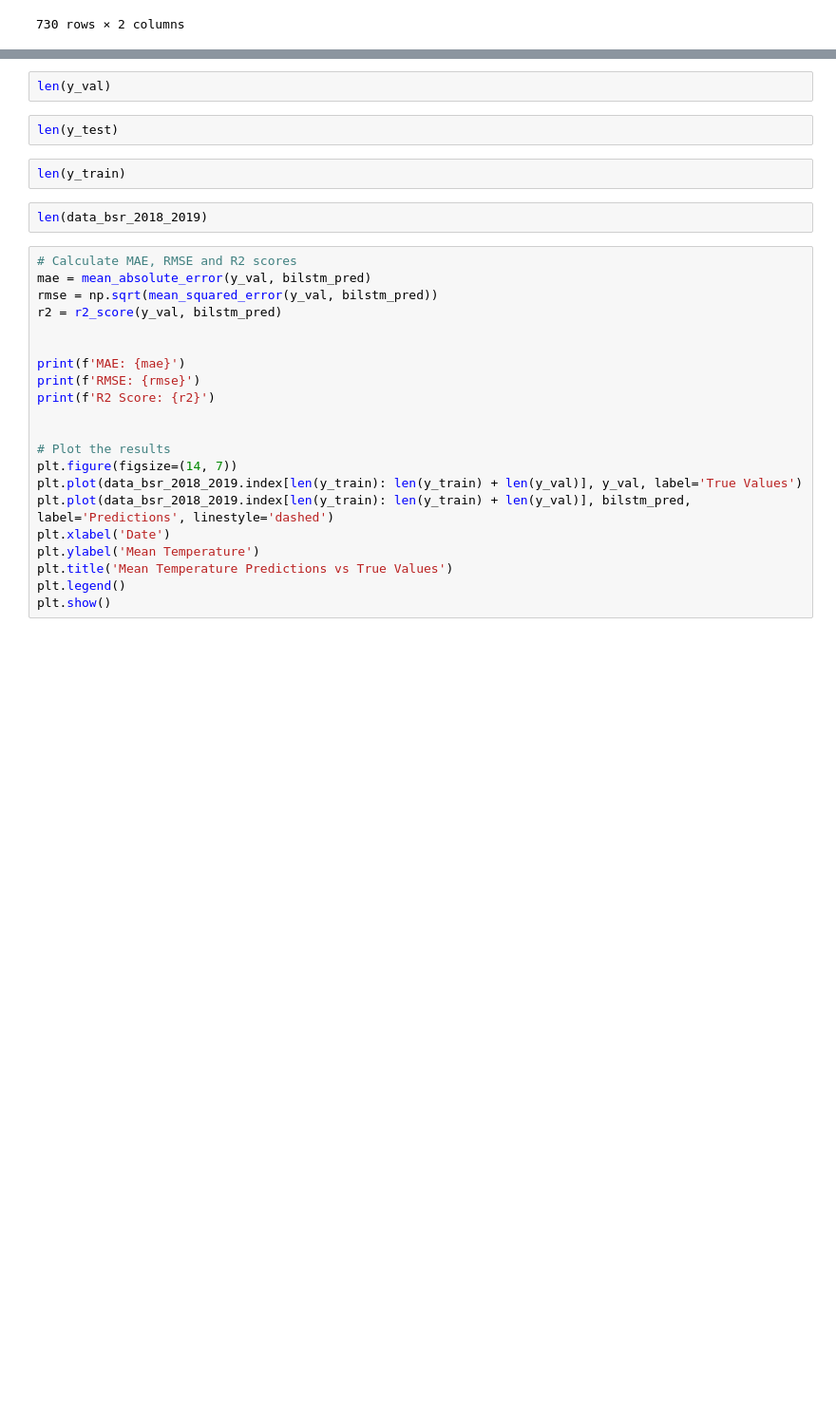
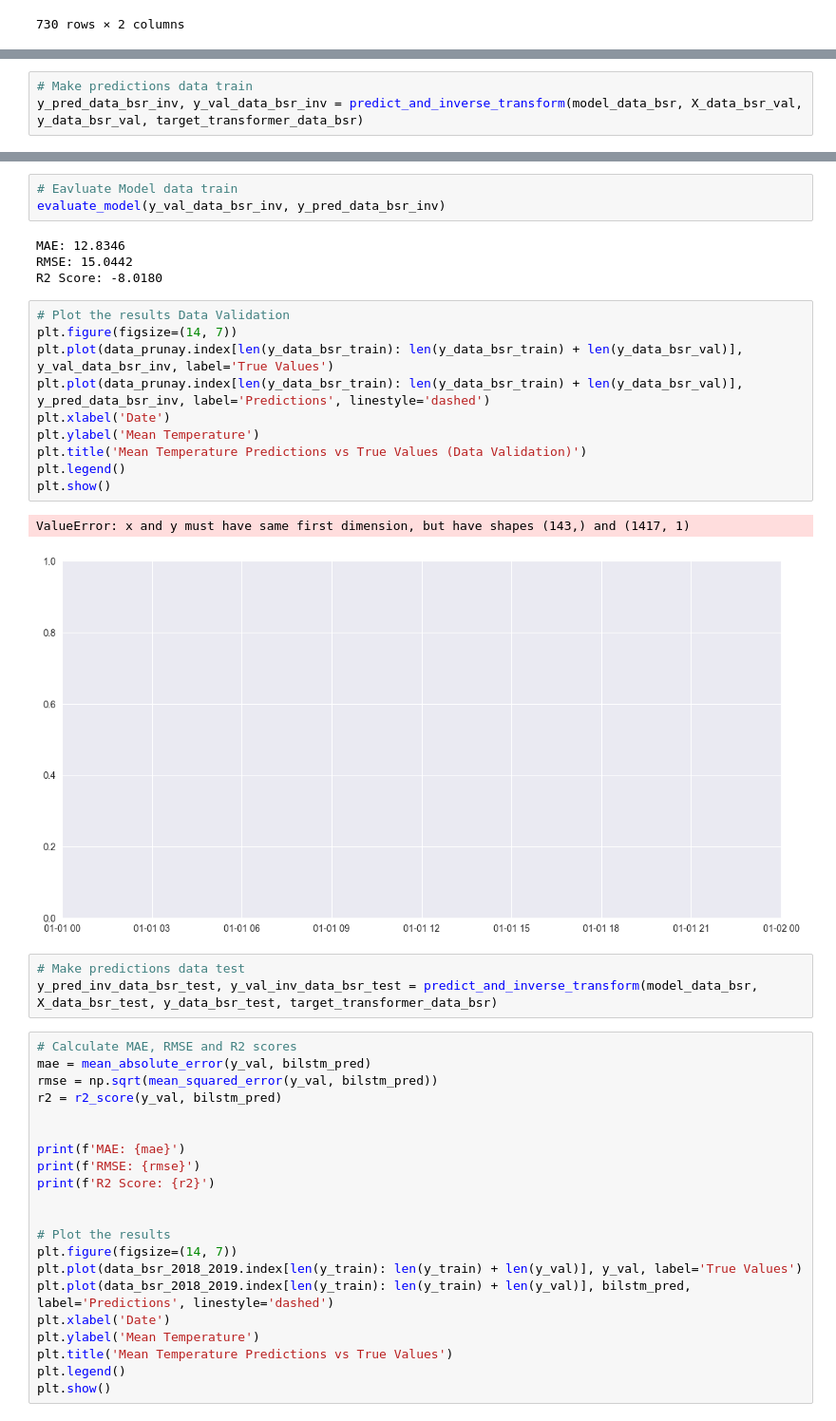
Before and after one commit to kubit07/data_analyse_DRIAS, a Jupyter notebook: bidirectional_lstm_model.ipynb, the cells around one changed output, grey strips where cells are left out. Shown: that part at 95% size. Saved outputs shown, nothing was run; the diff lists cells and outputs as text; blank space fills up the shorter version.

```diff
--- a/bidirectional_lstm_model.ipynb
+++ b/bidirectional_lstm_model.ipynb
@@ -640,0 +668,3 @@ y_val = target_transformer.inverse_transform(y_val)
+# %%
+# Make predictions data train
+y_pred_data_bsr_inv, y_val_data_bsr_inv = predict_and_inverse_transform(model_data_bsr, X_data_bsr_val, y_data_bsr_val, target_transformer_data_bsr)
@@ -641,11 +673,26 @@ y_val = target_transformer.inverse_transform(y_val)
 # %%
-len(y_val)
+# Eavluate Model data train
+evaluate_model(y_val_data_bsr_inv, y_pred_data_bsr_inv)
+# %% [output]
+MAE: 12.8346
+RMSE: 15.0442
+R2 Score: -8.0180
 # %%
-len(y_test)
+# Plot the results Data Validation
+plt.figure(figsize=(14, 7))
+plt.plot(data_prunay.index[len(y_data_bsr_train): len(y_data_bsr_train) + len(y_data_bsr_val)], y_val_data_bsr_inv, label='True Values')
+plt.plot(data_prunay.index[len(y_data_bsr_train): len(y_data_bsr_train) + len(y_data_bsr_val)], y_pred_data_bsr_inv, label='Predictions', linestyle='dashed')
+plt.xlabel('Date')
+plt.ylabel('Mean Temperature')
+plt.title('Mean Temperature Predictions vs True Values (Data Validation)')
+plt.legend()
+plt.show()
+# %% [output]
+ValueError: x and y must have same first dimension, but have shapes (143,) and (1417, 1)
+[figure, added]
 # %%
-len(y_train)
+# Make predictions data test
+y_pred_inv_data_bsr_test, y_val_inv_data_bsr_test = predict_and_inverse_transform(model_data_bsr, X_data_bsr_test, y_data_bsr_test, target_transformer_data_bsr)
-# %%
-len(data_bsr_2018_2019)
 # %%
 # Calculate MAE, RMSE and R2 scores
 mae = mean_absolute_error(y_val, bilstm_pred)
```
Also changed, not shown: parts of 8 cells of this notebook.
